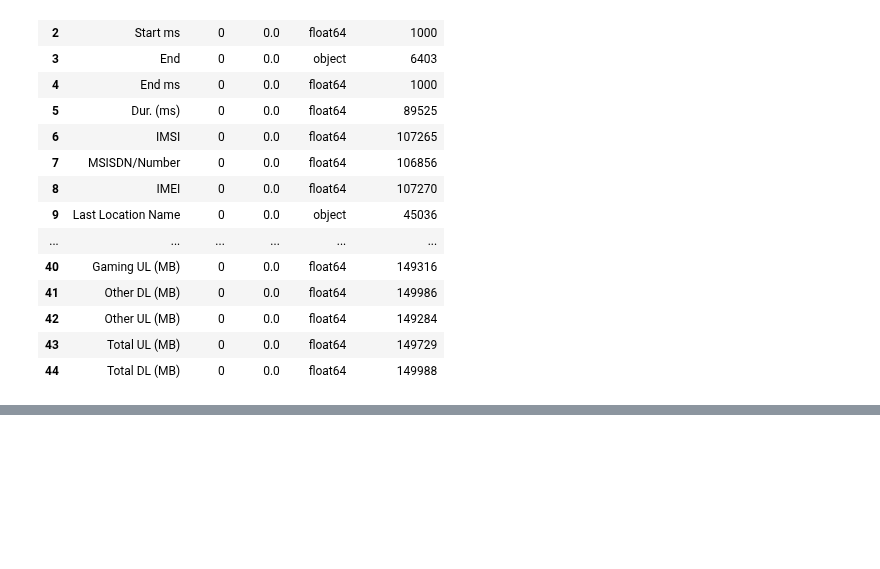
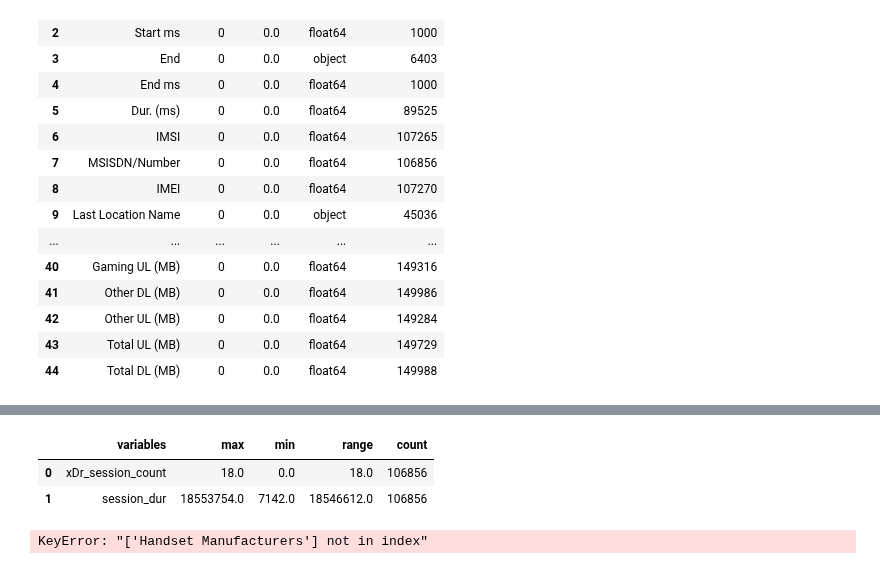
Before and after one commit to benbel376/telecom_users_analytics, a Jupyter notebook: notebooks/exploratory_analysis.ipynb, the cells around one changed output, grey strips where cells are left out. Saved outputs shown, nothing was run; the diff lists cells and outputs as text; code cells hidden in the pictures; blank space fills up the shorter version.

```diff
--- a/notebooks/exploratory_analysis.ipynb
+++ b/notebooks/exploratory_analysis.ipynb
@@ -362,0 +404,36 @@ calculateMissing(df3)
+# %%
+def summary_one(df, cols):
+    df2 = df[cols]
+
+    df_sum = df2.max().to_frame().reset_index().rename(columns={"index":"variables",0:"max"})
+    df_sum["min"] = df2.min().to_frame().reset_index().iloc[:,1]
+    df_sum['range'] = df3['max'] - df3['min']
+    df_sum["count"] = df2.count().to_frame().reset_index().iloc[:,1]
+    return df_sum
+def summary_two(df, cols):
+    df2 = df[cols]
+    df_sum = df2.mean().to_frame().reset_index().rename(columns={"index":"variables",0:"mean"})
+    df_sum["median"] = df2.median().to_frame().reset_index().iloc[:,1]
+    df_sum["mode"] = df2.mode().iloc[:,1]
+    return df3
+def summary_three(df, cols):
+    df2 = df[cols]
+    df_sum = df2.std().to_frame().reset_index().rename(columns={"index":"variables",0:"std"})
+    df_sum["var"] = df2.var().to_frame().reset_index().iloc[:,1]
+    return df_sum
+
+
+summary_one(aggr_df, ['xDr_session_count', 'session_dur'])
+# %% [output]
+|  | variables | max | min | range | count |
+| 0 | xDr_session_count | 18.0 | 0.0 | 18.0 | 106856 |
+| 1 | session_dur | 18553754.0 | 7142.0 | 18546612.0 | 106856 |
+# %%
+def dipCat(df, cols):
+    plot_df = df[cols]
+    plt.figure(figsize=(25, 12))
+    sns.countplot(x="area", data=plot_df)
+
+dipCat(df3, ['Handset Type', 'Handset Manufacturers'])
+# %% [output]
+KeyError: "['Handset Manufacturers'] not in index"
```
Also changed, not shown: parts of 5 cells of this notebook.
